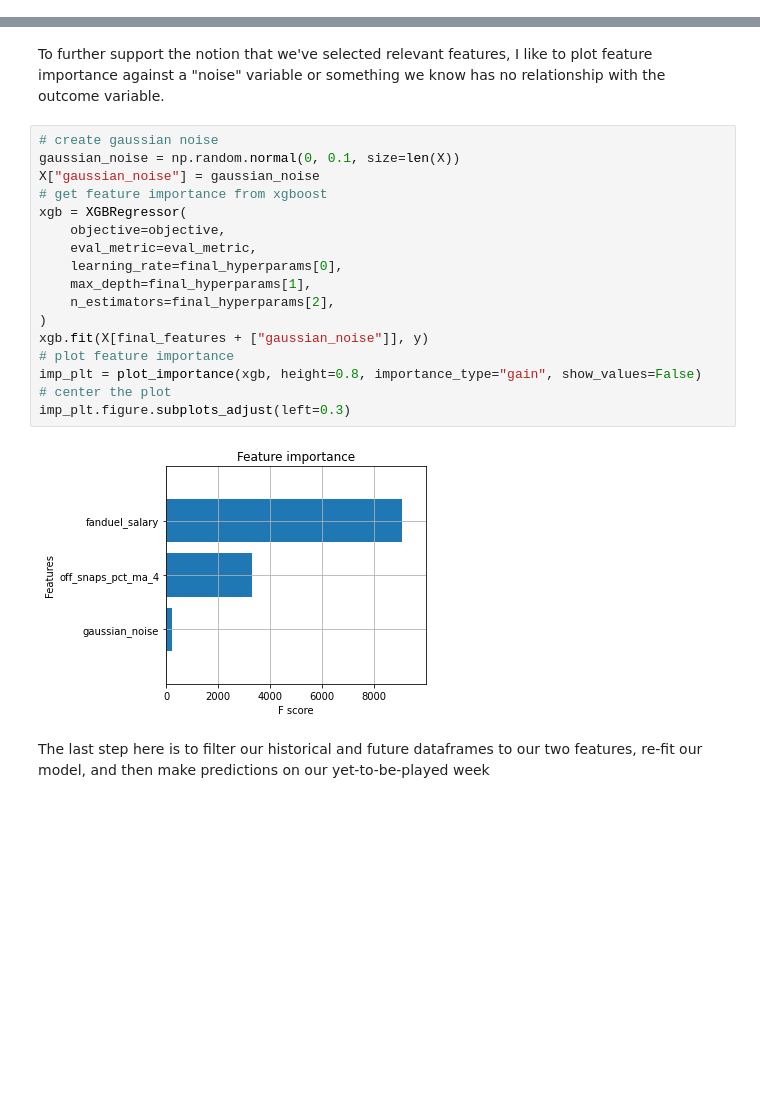
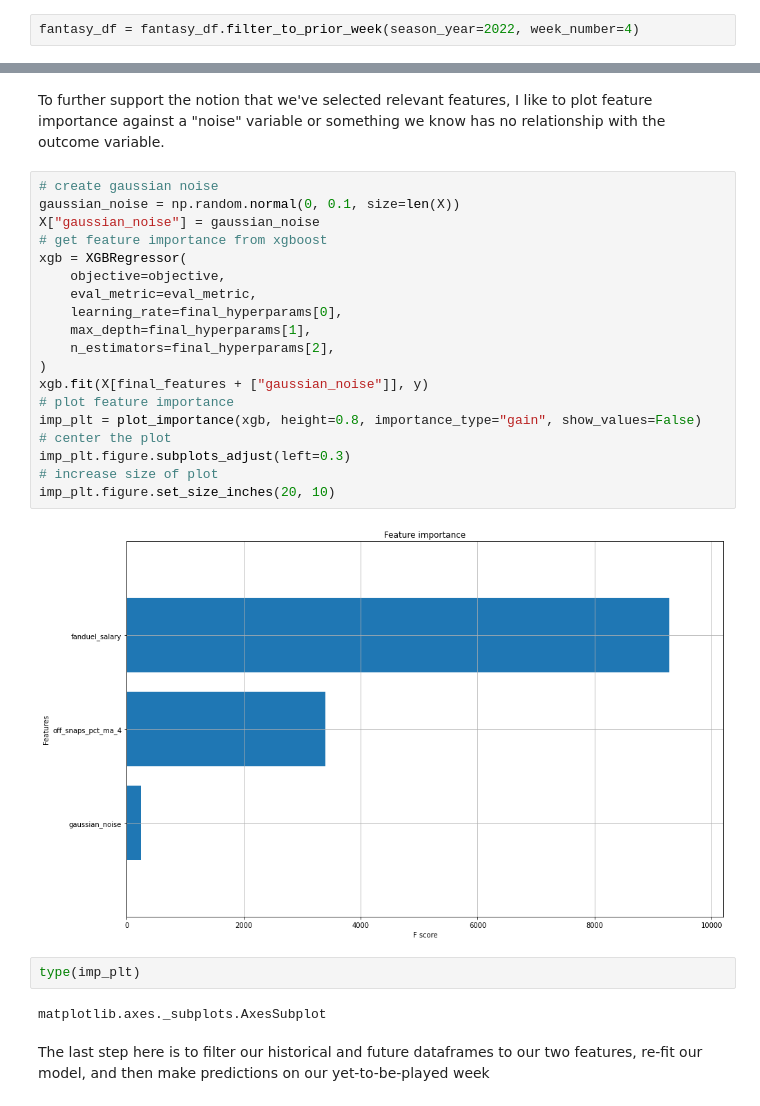
Before and after one commit to thecodeforest/fantasyfootball, a Jupyter notebook: examples/inference.ipynb, the cells around one changed output, grey strips where cells are left out. Drawn from its saved outputs; the diff is of its cells as text; blank space fills up the shorter version.

Commit message:
docs: resize plot

```diff
--- a/examples/inference.ipynb
+++ b/examples/inference.ipynb
@@ -49,3 +52,5 @@ Added scoring source: sleeper
+# %%
+fantasy_df = fantasy_df.filter_to_prior_week(season_year=2022, week_number=4)
 # %% [markdown]
 The next step is when we'll engineer our features. Let's focus on the wide-receiver position. The first step is removing observations where the player was not active for the game, then eliminating players who played in one or fewer games in the season.
 # %%
@@ -201,22 +205,28 @@ To further support the notion that we've selected relevant features, I like to p
 # %%
 # create gaussian noise
 gaussian_noise = np.random.normal(0, 0.1, size=len(X))
 X["gaussian_noise"] = gaussian_noise
 # get feature importance from xgboost
 xgb = XGBRegressor(
     objective=objective,
     eval_metric=eval_metric,
     learning_rate=final_hyperparams[0],
     max_depth=final_hyperparams[1],
     n_estimators=final_hyperparams[2],
 )
 xgb.fit(X[final_features + ["gaussian_noise"]], y)
 # plot feature importance
 imp_plt = plot_importance(xgb, height=0.8, importance_type="gain", show_values=False)
 # center the plot
 imp_plt.figure.subplots_adjust(left=0.3)
+# increase size of plot
+imp_plt.figure.set_size_inches(20, 10)
 # %% [output]
-[figure, old version]
+[figure, new version]
+# %%
+type(imp_plt)
+# %% [output]
+matplotlib.axes._subplots.AxesSubplot
 # %% [markdown]
 The last step here is to filter our historical and future dataframes to our two features, re-fit our model, and then make predictions on our yet-to-be-played week
 # %%
```
Also changed, not shown: parts of 5 cells of this notebook.
